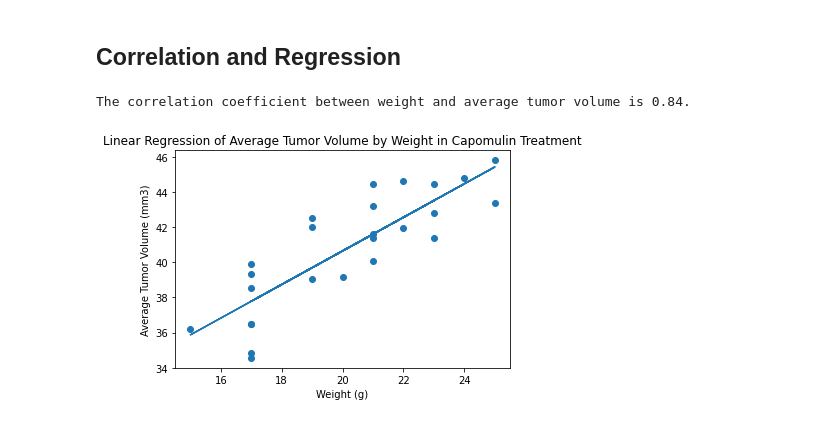
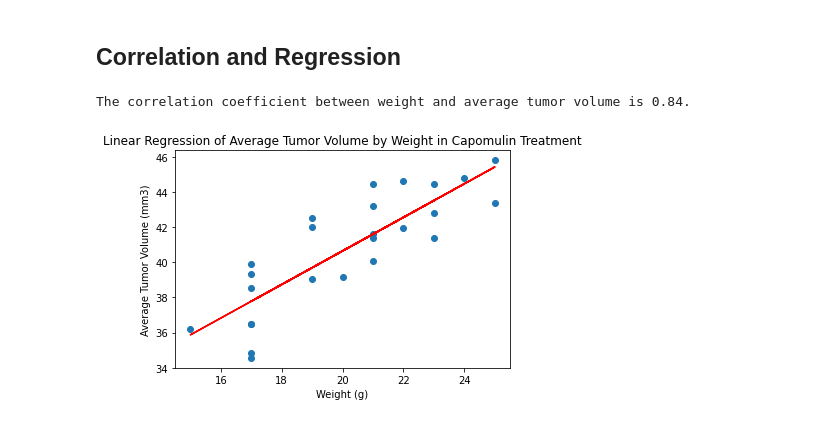
Before and after one commit to NoniBell/pyPharm-challenge, a Jupyter notebook: pymaceuticals_starter.ipynb, the cells around one changed output. Drawn from its saved outputs; the diff is of its cells as text; code cells hidden in the pictures.

```diff
--- a/pymaceuticals_starter.ipynb
+++ b/pymaceuticals_starter.ipynb
@@ -261,18 +262,18 @@ plt.scatter(weights, ave_tv);
 # %%
 # Calculate the correlation coefficient and linear regression model
 # for mouse weight and average tumor volume for the Capomulin regimen
 capomulin_corr = round(st.pearsonr(weights, ave_tv)[0],2)
 print(f"The correlation coefficient between weight and average tumor volume is {capomulin_corr}.")
 
 slope, intercept, r_value, p_value, stderr = linregress(weights, ave_tv)
 regress_values = slope * weights + intercept
 
 #plot scatter with linear regression
 plt.xlabel('Weight (g)')
 plt.ylabel('Average Tumor Volume (mm3)')
 plt.title('Linear Regression of Average Tumor Volume by Weight in Capomulin Treatment')
-plt.plot(weights, regress_values)
+plt.plot(weights, regress_values, color='red')
 plt.scatter(weights, ave_tv);
 # %% [output]
 The correlation coefficient between weight and average tumor volume is 0.84.
-[figure, old version]
+[figure, new version]
```
Also changed, not shown: parts of 3 cells of this notebook.
